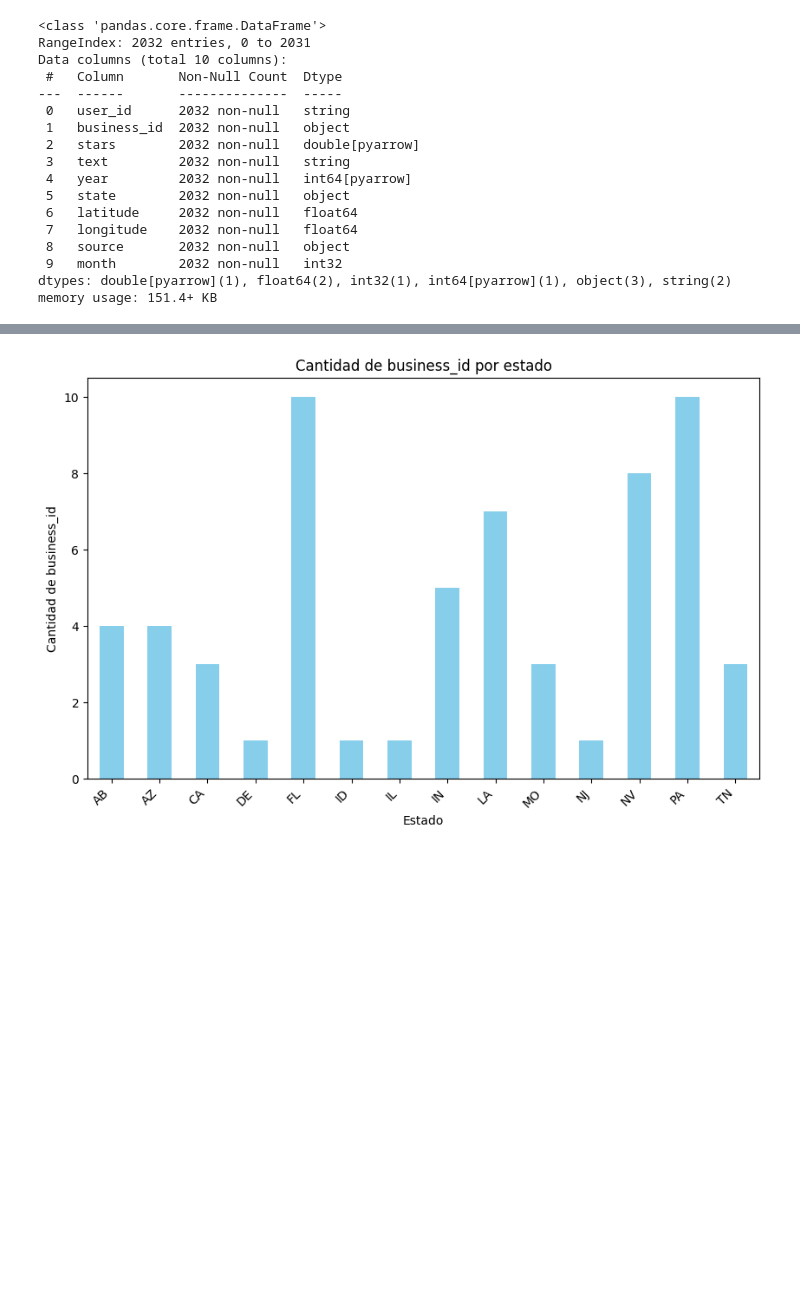
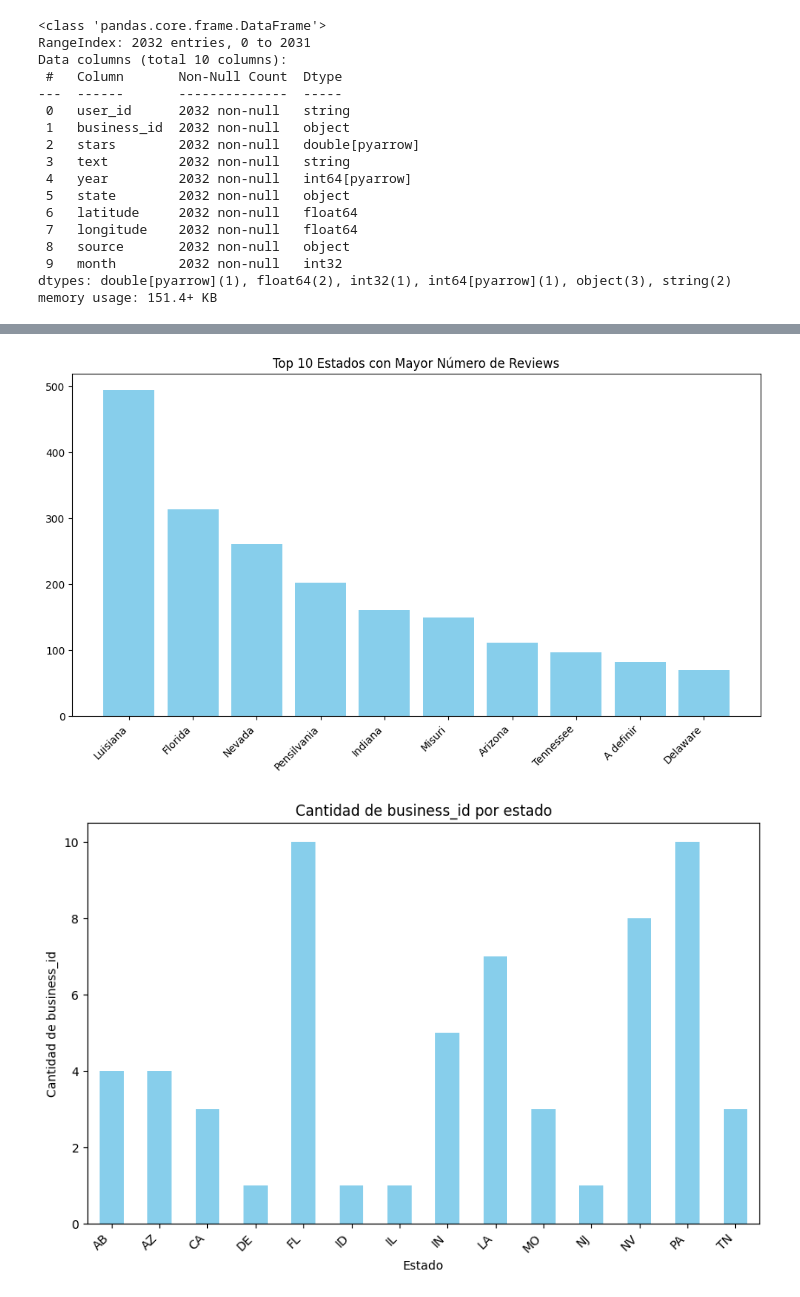
Before and after one commit to JohannaRangel/FinalProject_YelpGoogleMaps, a Jupyter notebook: notebooks/ETL_Yelp.ipynb, the cells around one changed output, grey strips where cells are left out. Cells and saved outputs as stored; diff of their text form; code cells hidden in the pictures; blank space fills up the shorter version.

Commit message:
Correcion de state_name
Agregue la columna State name a yelp y Google

```diff
--- a/notebooks/ETL_Yelp.ipynb
+++ b/notebooks/ETL_Yelp.ipynb
@@ -343,3 +375,35 @@ df_ulta_beauty.to_csv(r"..\datasets\csv\Y_ulta_beauty.csv",index=False)
+# %%
+Y_ulta_beauty=df_ulta_beauty
+# %%
+# Contar las filas por estado utilizando groupby y size
+df_count_by_state = Y_ulta_beauty.groupby('state').size().reset_index(name='count')
+
+# Crear un diccionario de mapeo entre 'state' y 'state_name' en G_ulta_beauty
+state_mapping = Y_ulta_beauty.set_index('state')['state_name'].to_dict()
+
+# Agregar la columna 'state_name' a df_count_by_state utilizando map
+df_count_by_state['state_name'] = df_count_by_state['state'].map(state_mapping)
+
+# Ordenar el DataFrame por el número de filas en orden descendente
+df_count_by_state = df_count_by_state.sort_values(by='count', ascending=False)
+
+# Seleccionar solo el top 10
+df_top10_by_state = df_count_by_state.head(10)
+
+# Crear el gráfico de barras
+plt.figure(figsize=(12, 6))
+plt.bar(df_top10_by_state['state_name'], df_top10_by_state['count'], color='skyblue')
+
+# Añadir etiquetas y título
+plt.title('Top 10 Estados con Mayor Número de Reviews')
+
+# Rotar etiquetas del eje x para mayor legibilidad si es necesario
+plt.xticks(rotation=45, ha='right')
+
+# Mostrar el gráfico
+plt.show()
+# %% [output]
+[figure, added]
 # %%
 #columnas google = categories , name , adres , latitud, ,longitud ,
 # %%
```
Also changed, not shown: parts of 4 cells of this notebook, 5 other files.
